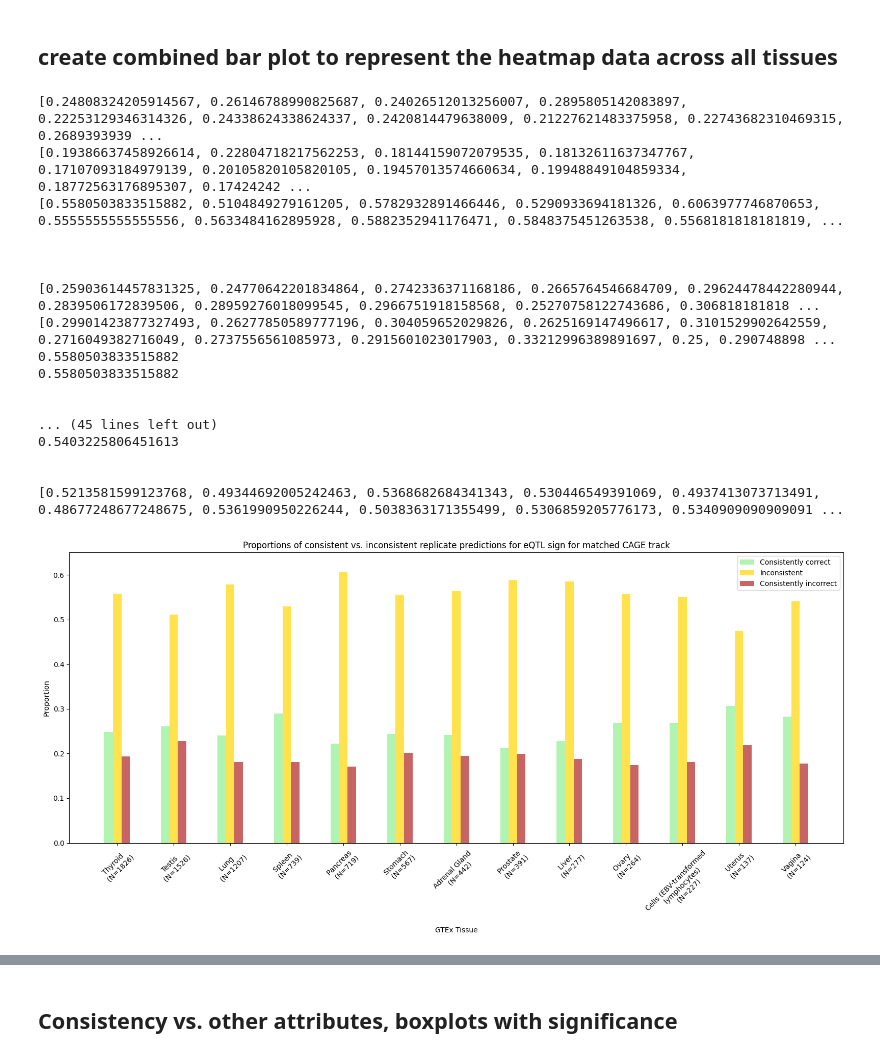
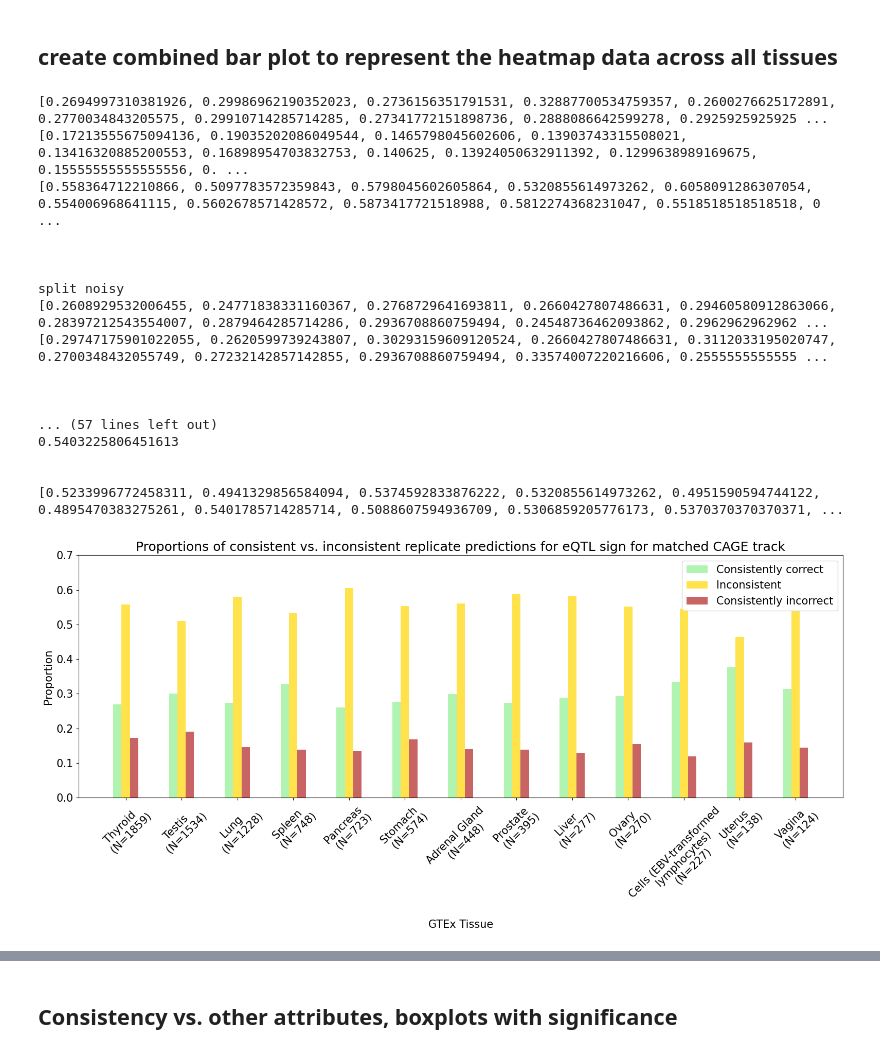
Before and after one commit to ni-lab/basenji2_uncertainty, a Jupyter notebook: notebooks/eQTL_uncertainty_analysis.ipynb, the cells around one changed output, grey strips where cells are left out. Saved outputs shown, nothing was run; the diff lists cells and outputs as text; code cells hidden in the pictures.

```diff
--- a/notebooks/eQTL_uncertainty_analysis.ipynb
+++ b/notebooks/eQTL_uncertainty_analysis.ipynb
@@ -162,8 +170,13 @@ def add_sign_agreement_columns(df):
 
     df['(label sign agreement, rep sign agreement)'] = list(zip(df['num sign agreement eQTL direction'],
                                                             df['num sign agreement among reps']))
-    df.loc[~df['(label sign agreement, rep sign agreement)'].isin([(0,5), (5,5)]), '(label sign agreement, rep sign agreement)'] = 'noise'
+
+    df['agreement summary'] = df['(label sign agreement, rep sign agreement)']
+    df.loc[~df['agreement summary'].isin([(0,5), (5,5)]), 'agreement summary'] = 'noise'
+
+    # make values strings
     df['(label sign agreement, rep sign agreement)'] = df['(label sign agreement, rep sign agreement)'].map(str)
+    df['agreement summary'] = df['agreement summary'].map(str)
     return
 
 def majority_vote_sign(row):
@@ -592,6 +558,7 @@ for tissue in tlist_sorted_pos:
 group_labels = tlist_sorted_pos
 con_incorr, con_corr, noise = [], [], []
 noise3, noise4 = [], []
+corr1, corr2, corr3, corr4 = [], [], [], []
 true_pos = []
 
 for tissue in tlist_sorted_pos:
@@ -601,9 +568,16 @@ for tissue in tlist_sorted_pos:
 
     con_incorr.append(sign_heatmap_pcts[2,0]) #bottom left
     con_corr.append(sign_heatmap_pcts[2,5]) #bottom right
+    noise.append(1-(sign_heatmap_pcts[2,0] + sign_heatmap_pcts[2,5]))
+
     noise4.append(sign_heatmap_pcts[1,1]+sign_heatmap_pcts[1,4])
     noise3.append(sign_heatmap_pcts[0,2]+sign_heatmap_pcts[0,3])
-    noise.append(1-(sign_heatmap_pcts[2,0] + sign_heatmap_pcts[2,5]))
+
+    corr1.append(sign_heatmap_pcts[1,1])
+    corr2.append(sign_heatmap_pcts[0,2])
+    corr3.append(sign_heatmap_pcts[0,3])
+    corr4.append(sign_heatmap_pcts[1,4])
+
     true_pos.append(np.nansum(np.multiply(frac_true_positive, sign_heatmap_counts))/np.sum(sign_heatmap_counts))
 
 # sanity checks
@@ -617,9 +591,18 @@ print(con_incorr)
 print(noise)
 
 print('\n\n')
+print('split noisy')
 print(noise3)
 print(noise4)
 
+print('\n\n')
+print('num correct')
+print(corr1)
+print(corr2)
+print(corr3)
+print(corr4)
+
+print('\n\n')
 for i in range(len(tlist)):
     print(noise[i])
     print(noise3[i]+noise4[i])
@@ -627,55 +610,55 @@ for i in range(len(tlist)):
 
 print(true_pos)
 # %% [output]
-[0.24808324205914567, 0.26146788990825687, 0.24026512013256007, 0.2895805142083897, 0.22253129346314326, 0.24338624338624337, 0.2420814479638009, 0.21227621483375958, 0.22743682310469315, 0.2689393939 ...
-[0.19386637458926614, 0.22804718217562253, 0.18144159072079535, 0.18132611637347767, 0.17107093184979139, 0.20105820105820105, 0.19457013574660634, 0.19948849104859334, 0.18772563176895307, 0.17424242 ...
-[0.5580503833515882, 0.5104849279161205, 0.5782932891466446, 0.5290933694181326, 0.6063977746870653, 0.5555555555555556, 0.5633484162895928, 0.5882352941176471, 0.5848375451263538, 0.5568181818181819, ...
+[0.2694997310381926, 0.29986962190352023, 0.2736156351791531, 0.32887700534759357, 0.2600276625172891, 0.2770034843205575, 0.29910714285714285, 0.27341772151898736, 0.2888086642599278, 0.2925925925925 ...
+[0.17213555675094136, 0.19035202086049544, 0.1465798045602606, 0.13903743315508021, 0.13416320885200553, 0.16898954703832753, 0.140625, 0.13924050632911392, 0.1299638989169675, 0.15555555555555556, 0. ...
+[0.558364712210866, 0.5097783572359843, 0.5798045602605864, 0.5320855614973262, 0.6058091286307054, 0.554006968641115, 0.5602678571428572, 0.5873417721518988, 0.5812274368231047, 0.5518518518518518, 0 ...
 
 
 
-[0.25903614457831325, 0.24770642201834864, 0.2742336371168186, 0.2665764546684709, 0.29624478442280944, 0.2839506172839506, 0.28959276018099545, 0.2966751918158568, 0.25270758122743686, 0.306818181818 ...
-[0.29901423877327493, 0.26277850589777196, 0.304059652029826, 0.2625169147496617, 0.3101529902642559, 0.2716049382716049, 0.2737556561085973, 0.2915601023017903, 0.33212996389891697, 0.25, 0.290748898 ...
-0.5580503833515882
-0.5580503833515882
+split noisy
+[0.2608929532006455, 0.24771838331160367, 0.2768729641693811, 0.2660427807486631, 0.29460580912863066, 0.28397212543554007, 0.2879464285714286, 0.2936708860759494, 0.24548736462093862, 0.2962962962962 ...
+[0.29747175901022055, 0.2620599739243807, 0.30293159609120524, 0.2660427807486631, 0.3112033195020747, 0.2700348432055749, 0.27232142857142855, 0.2936708860759494, 0.33574007220216606, 0.2555555555555 ...
 
 
-... (45 lines left out)
+
+... (57 lines left out)
 0.5403225806451613
 
 
-[0.5213581599123768, 0.49344692005242463, 0.5368682684341343, 0.530446549391069, 0.4937413073713491, 0.48677248677248675, 0.5361990950226244, 0.5038363171355499, 0.5306859205776173, 0.5340909090909091 ...
+[0.5233996772458311, 0.4941329856584094, 0.5374592833876222, 0.5320855614973262, 0.4951590594744122, 0.4895470383275261, 0.5401785714285714, 0.5088607594936709, 0.5306859205776173, 0.5370370370370371, ...
 # %%
 ## Not separating 3 vs. 4 rep agreement
-## Note: bug fixed, now seeing higher consistently correct fraction as expected
 
 # Define the width of each bar group and the width of each bar within a group
 bar_width = 0.15
+plt.rcParams.update({'font.size': 15})
 index = np.arange(len(tlist_sorted_pos))
 
 # edit tissue names format
 labels = list(tlist_sorted_pos).copy()
 labels[6] = "Adrenal Gland"
 labels[10] = "Cells (EBV-transformed \n lymphocytes)"
 for i, tissue in enumerate(tlist_sorted_pos):
     labels[i] = f"{labels[i]} \n (N={num_rows_dfs_pos[tissue]})"
 
 fig, ax = plt.subplots(figsize=(16,8))
 
 bar1 = ax.bar(index - bar_width, con_corr, bar_width, label='Consistently correct', color='lightgreen', alpha=0.7)
 bar2 = ax.bar(index, noise, bar_width, label='Inconsistent', color='gold', alpha=0.7)
 bar3 = ax.bar(index + bar_width, con_incorr, bar_width, label='Consistently incorrect', color='firebrick', alpha=0.7)
 
 ax.set_xlabel('GTEx Tissue')
 ax.set_ylabel('Proportion')
 ax.set_title(f'Proportions of consistent vs. inconsistent replicate predictions for eQTL sign for matched {assay_name} track')
 ax.set_xticks(index)
 ax.set_xticklabels(labels, rotation = 45)
 ax.legend(loc='upper right')
 
-plt.ylim((0,0.65))
+plt.ylim((0,0.7))
 plt.tight_layout()
-plt.savefig(f'{save_path}/{assay_name}/aggreate_{assay_name}_noisy_proportion_eqtls_sign.pdf')
+plt.savefig(f'{SAVE_PATH}/{assay_name}/aggreate_{assay_name}_noisy_proportion_eqtls_sign.pdf')
 # %% [output]
-[figure, old version]
+[figure, new version]
 # %%
 ## With separating 3 vs. 4 rep agreement
```
Also changed, not shown: parts of 19 cells of this notebook.
